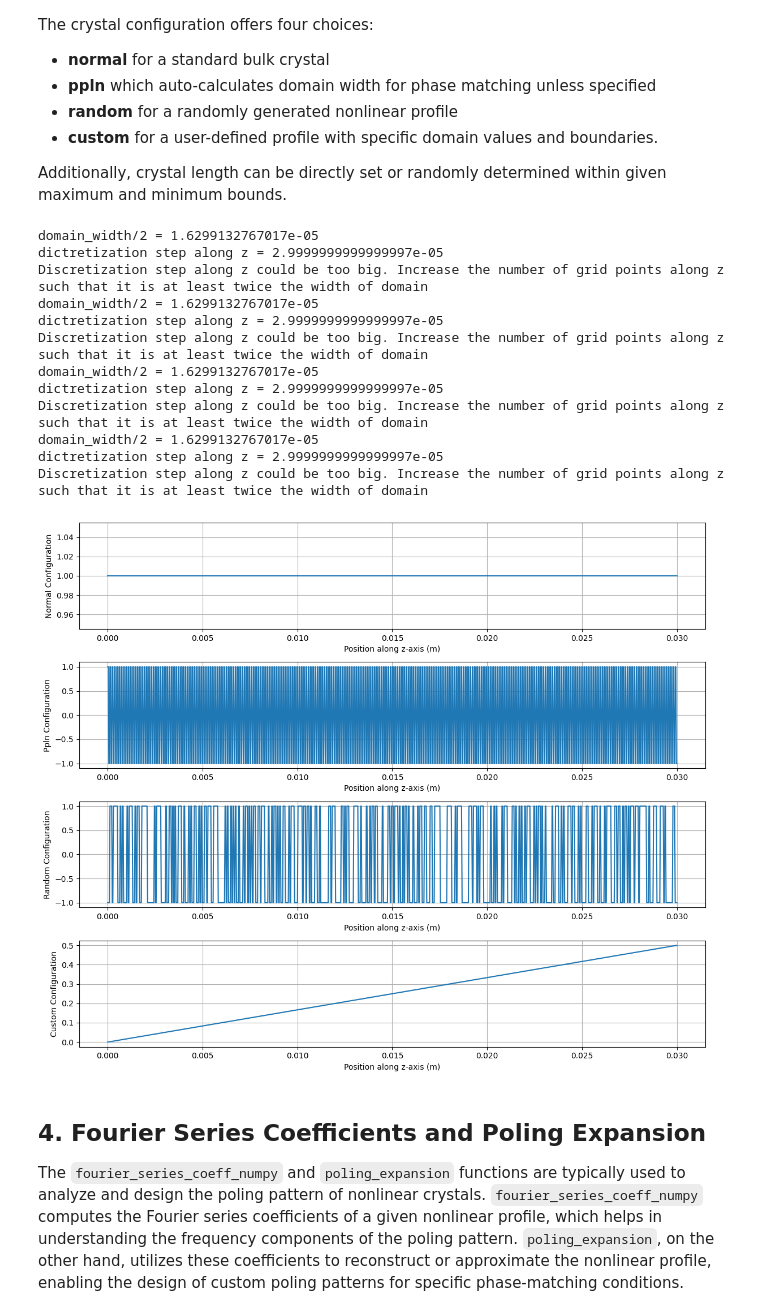
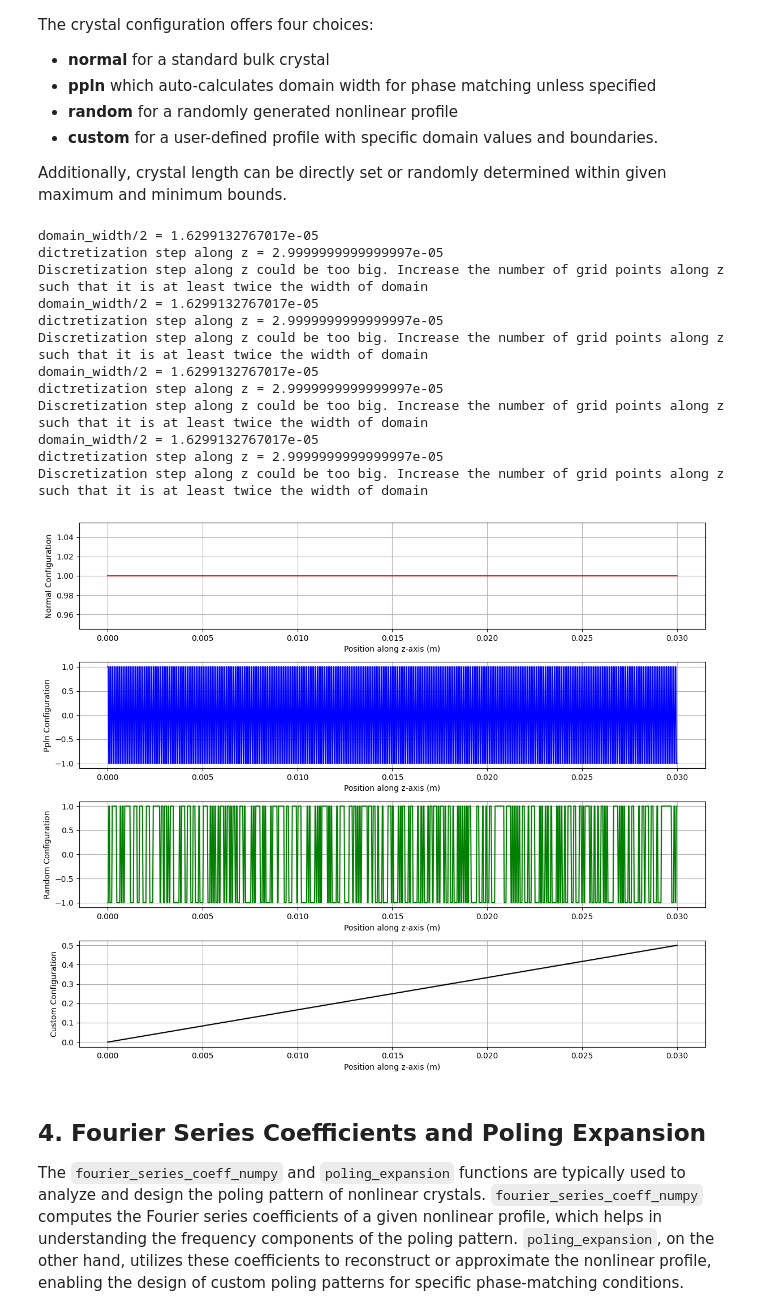
Before and after one commit to colinDietrich/ParaTune, a Jupyter notebook: example_crystal.ipynb, the cells around one changed output. Cells and saved outputs as stored; diff of their text form; code cells hidden in the pictures.

```diff
--- a/example_crystal.ipynb
+++ b/example_crystal.ipynb
@@ -125,6 +125,7 @@ Additionally, crystal length can be directly set or randomly determined within g
 # %%
 # Example configurations for SPDC process in a KTP crystal
 configurations = ['normal', 'ppln', 'random', 'custom']
+colors = ['r', 'b', 'g', 'k']
 length = 30e-3  # Crystal length in meters for all configurations
 nz = 1000
 
@@ -133,35 +134,35 @@ fig, axs = plt.subplots(4, 1, figsize=(12, 10))
 
 for i, config in enumerate(configurations):
     if config == 'custom':
         # Custom domain values and bounds for demonstration
         domain_values = np.linspace(0, length/np.max(length), nz)  # Example domain values
         domain_bounds = (0, length)  # Example domain bounds
         crystal = SPDCCrystal(config, 'KTP', nz, 1064e-9, 'z', 'y', 'y', length=length, domain_values_custom=domain_values, domain_bounds_custom=domain_bounds)
     else:
         crystal = SPDCCrystal(config, 'KTP', nz, 1064e-9, 'z', 'y', 'y', length=length)
 
     parameters = np.array(crystal.poling_function(np.array(crystal.domain_values)), dtype=np.float32)[:len(crystal.z_grid)]
-    axs[i].plot(np.linspace(0, length, nz), parameters)
+    axs[i].plot(np.linspace(0, length, nz), parameters, color=colors[i])
     axs[i].set_xlabel('Position along z-axis (m)')
     axs[i].set_ylabel(f'{config.capitalize()} Configuration')
     axs[i].grid(True)
 
 plt.tight_layout()
 plt.show()
 # %% [output]
 domain_width/2 = 1.6299132767017e-05
 dictretization step along z = 2.9999999999999997e-05
 Discretization step along z could be too big. Increase the number of grid points along z such that it is at least twice the width of domain
 domain_width/2 = 1.6299132767017e-05
 dictretization step along z = 2.9999999999999997e-05
 Discretization step along z could be too big. Increase the number of grid points along z such that it is at least twice the width of domain
 domain_width/2 = 1.6299132767017e-05
 dictretization step along z = 2.9999999999999997e-05
 Discretization step along z could be too big. Increase the number of grid points along z such that it is at least twice the width of domain
 domain_width/2 = 1.6299132767017e-05
 dictretization step along z = 2.9999999999999997e-05
 Discretization step along z could be too big. Increase the number of grid points along z such that it is at least twice the width of domain
-[figure, old version]
+[figure, new version]
 # %% [markdown]
 ## 4. Fourier Series Coefficients and Poling Expansion
 The `fourier_series_coeff_numpy` and `poling_expansion` functions are typically used to analyze and design the poling pattern of nonlinear crystals. `fourier_series_coeff_numpy` computes the Fourier series coefficients of a given nonlinear profile, which helps in understanding the frequency components of the poling pattern. `poling_expansion`, on the other hand, utilizes these coefficients to reconstruct or approximate the nonlinear profile, enabling the design of custom poling patterns for specific phase-matching conditions.
```
Also changed, not shown: parts of 5 cells of this notebook.
